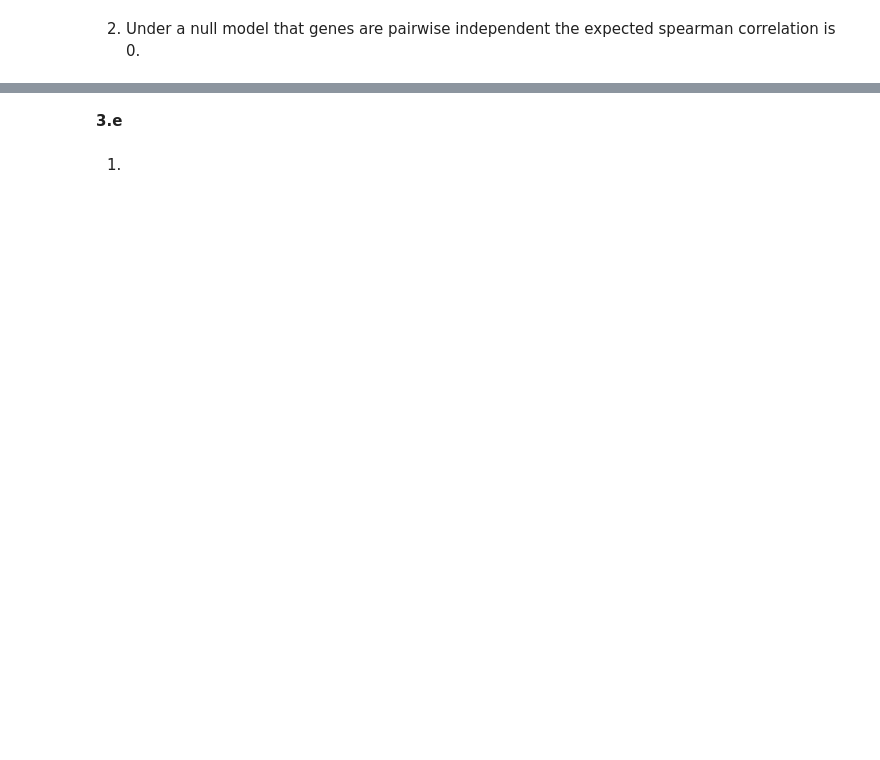
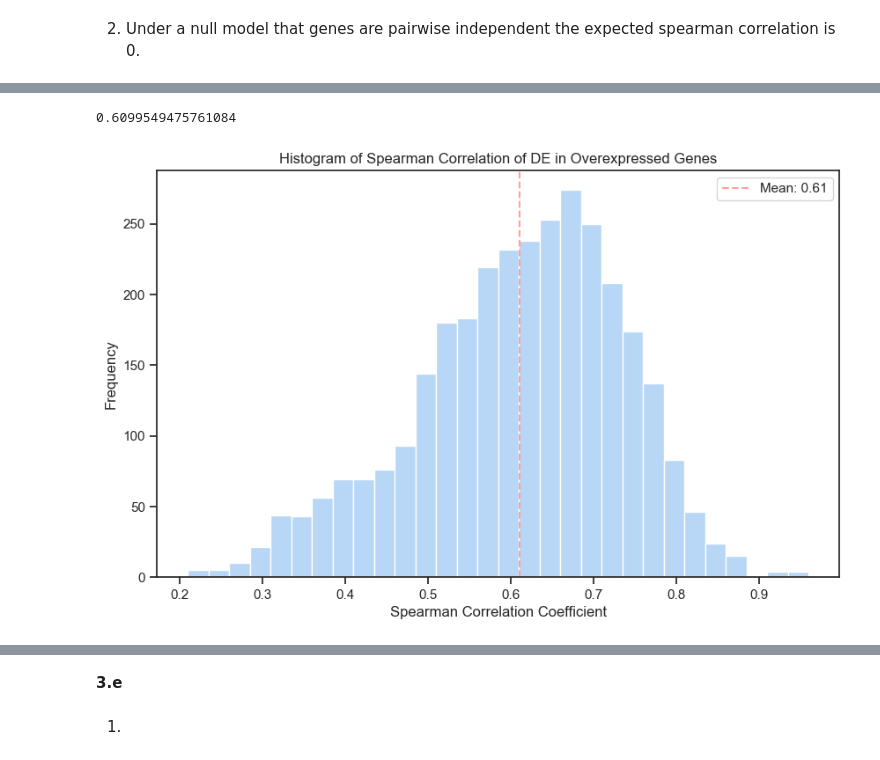
Before and after one commit to OfekBasson/StatisticsAndDataAnalsysHW3, a Jupyter notebook: HW3.ipynb, the cells around one changed output, grey strips where cells are left out. Drawn from its saved outputs; the diff is of its cells as text; code cells hidden in the pictures; blank space fills up the shorter version.

```diff
--- a/HW3.ipynb
+++ b/HW3.ipynb
@@ -274,0 +241,27 @@ corr_matrix
+# %%
+# Test it - not sure
+
+#d.3
+D_over_expressed = D[80:]
+
+corr_matrix_over = D_over_expressed.transpose().astype(float).corr(method='spearman')
+
+# Get the indices for the upper triangle of the correlation matrix
+upper_tri_indices = np.triu_indices_from(corr_matrix_over, k=1)
+upper_tri_values = corr_matrix_over.values[upper_tri_indices]
+mean_corr = np.mean(upper_tri_values)
+print(mean_corr)
+
+plt.figure(figsize=(10, 6))
+sns.histplot(upper_tri_values, bins=30)
+plt.title('Histogram of Spearman Correlation of DE in Overexpressed Genes')
+plt.xlabel('Spearman Correlation Coefficient')
+plt.ylabel('Frequency')
+
+plt.axvline(mean_corr, color='r', linestyle='--', label=f'Mean: {mean_corr:.2f}')
+plt.legend()
+
+plt.show()
+# %% [output]
+0.6099549475761084
+[figure, added]
```
Also changed, not shown: parts of 32 cells of this notebook.
